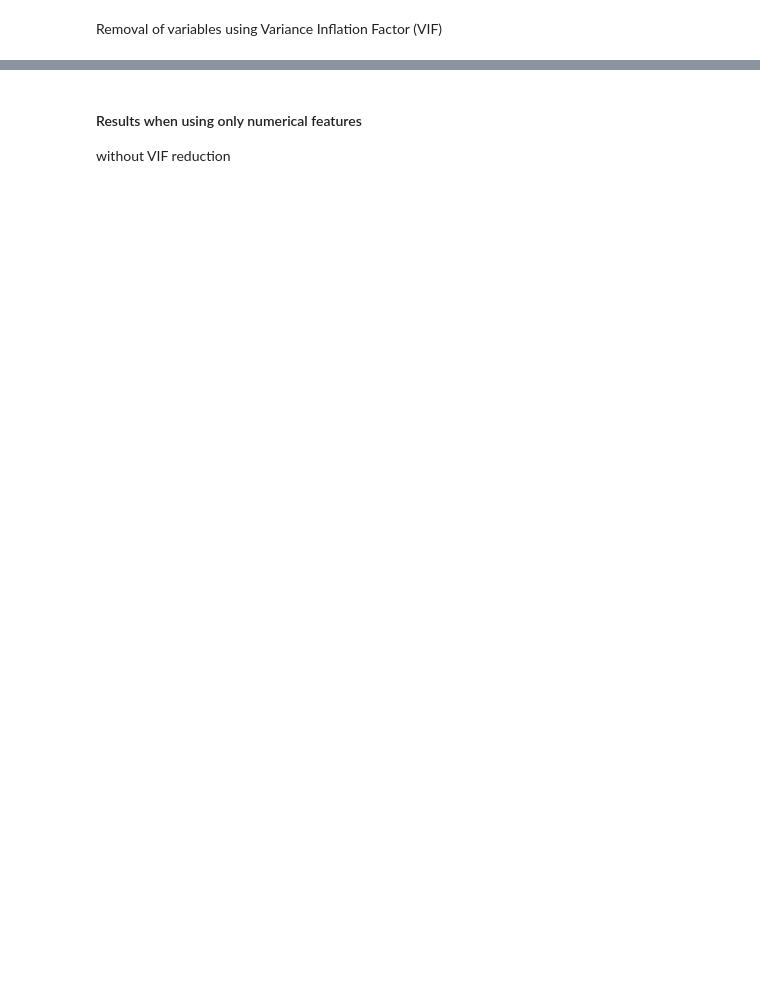
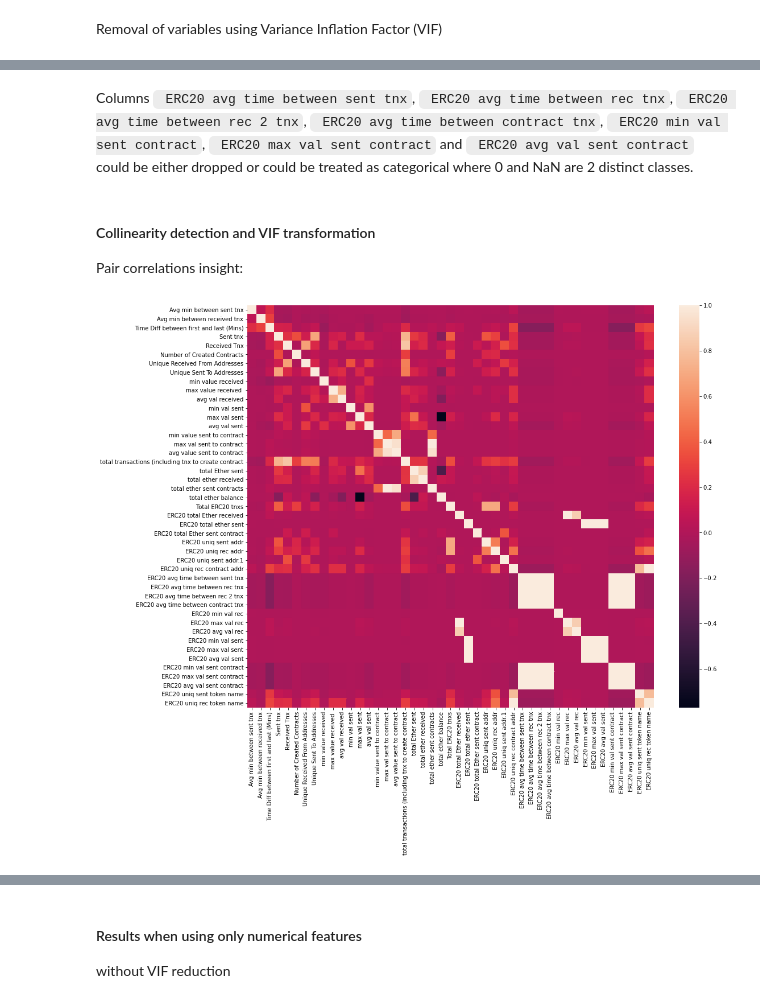
Before and after one commit to pawel99k/AML2022, a Jupyter notebook: Project1/Feature Engineering.ipynb, the cells around one changed output, grey strips where cells are left out. Cells and saved outputs as stored; diff of their text form; code cells hidden in the pictures; blank space fills up the shorter version.

Commit message:
Szymon (#5)
* fixing bugs OHE for bank data, testing our ADAM on Retinopathy

* fixing mistakes in optimizers

* Finishing ETH preprocessing, minor preprocessing changes

```diff
--- a/Project1/Feature Engineering.ipynb
+++ b/Project1/Feature Engineering.ipynb
@@ -359,0 +364,4 @@ etherneum_df.head()
+# %%
+for col in X_eth_train.columns:
+    if (X_eth_train[col].isna().values.sum()):
+        print(col)
@@ -360,5 +388,5 @@ etherneum_df.head()
 # %%
-for c in etherneum_df.columns:
-    if(len(etherneum_df[c].unique())<10):
-        print(c,etherneum_df[c].unique())
+for col in X_eth_train.columns:
+    if(len(X_eth_train[col].unique())<10):
+        print(col,X_eth_train[col].unique())
 # %% [output]
@@ -425,2 +404,0 @@ eth_prep.plot_corr(X_eth_raw)
-# %%
-eth_df_train, eth_df_test, eth_y_train, eth_y_test = eth_prep.train_test_split(X_eth_raw, y_eth)
@@ -451,0 +417,26 @@ eth_prep.plot_corr(X_eth_cleaned)
+# %% [markdown]
+Columns ` ERC20 avg time between sent tnx`, ` ERC20 avg time between rec tnx`, ` ERC20 avg time between rec 2 tnx`, ` ERC20 avg time between contract tnx`, ` ERC20 min val sent contract`, ` ERC20 max val sent contract` and ` ERC20 avg val sent contract` could be either dropped or could be treated as categorical where 0 and NaN are 2 distinct classes.
+# %%
+columns_to_binary=[' ERC20 avg time between sent tnx', ' ERC20 avg time between rec tnx',
+                 ' ERC20 avg time between rec 2 tnx', ' ERC20 avg time between contract tnx',
+                 ' ERC20 min val sent contract', ' ERC20 max val sent contract', ' ERC20 avg val sent contract']
+for col in columns_to_binary:
+    #train set
+    X_eth_train[col]=X_eth_train[col].fillna(1)
+    #test set
+    X_eth_test[col]=X_eth_test[col].fillna(1)
+#Pomimo obecności SimpleImputera w preprocessorze przy użyciu go było za dużo zabawy z dtype i faktem, że imputer
+#zwraca NumpyArray a nie DataFrame
+for col in set(X_eth_train.columns)-set(columns_to_binary):
+    #train set
+    X_eth_train[col]=X_eth_train[col].fillna(X_eth_train[col].value_counts().index[0])
+    #test set
+    X_eth_test[col]=X_eth_test[col].fillna(X_eth_train[col].value_counts().index[0])
+# %% [markdown]
+#### Collinearity detection and VIF transformation
+
+Pair correlations insight:
+# %%
+eth_prep.plot_corr(X_eth_train)
+# %% [output]
+[figure, added]
```
Also changed, not shown: parts of 54 cells of this notebook, 3 other files.
